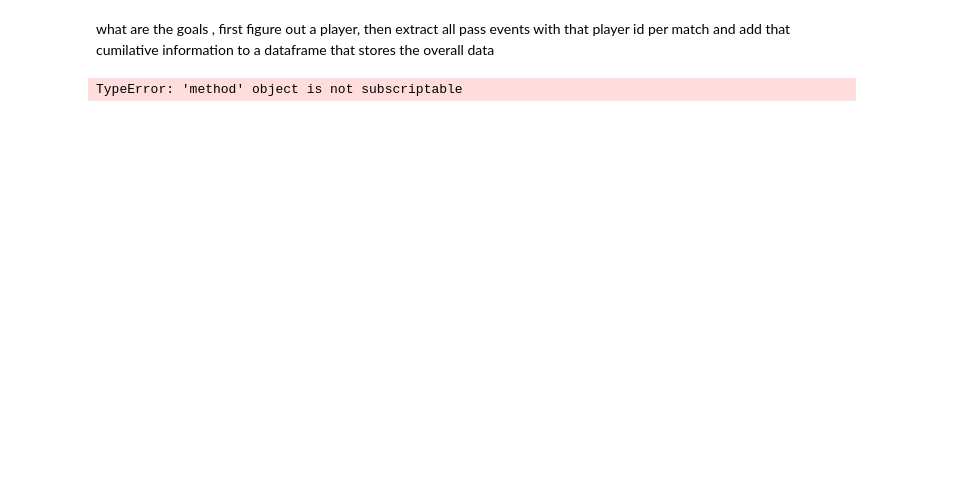
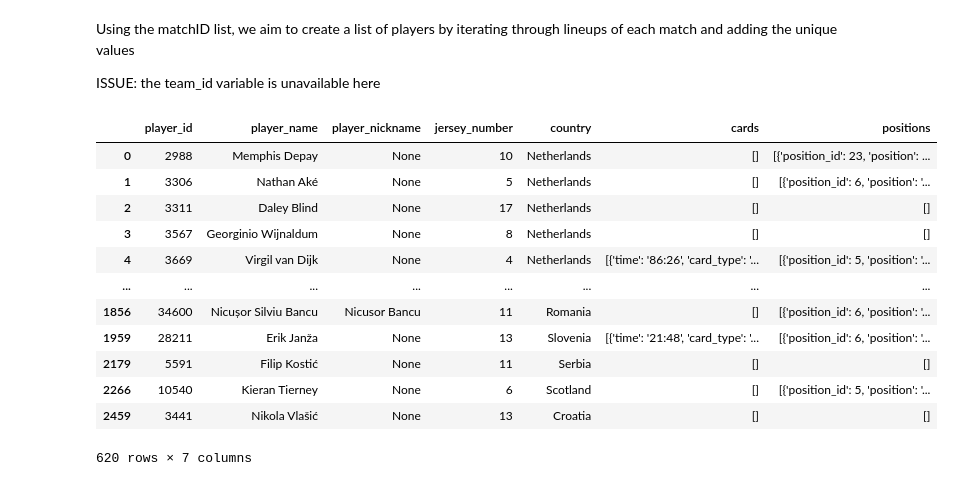
Before and after one commit to angqd/FootballVisualisations, a Jupyter notebook: tournament_prog_pass.ipynb, the cells around one changed output. Saved outputs shown, nothing was run; the diff lists cells and outputs as text; code cells hidden in the pictures; blank space fills up the shorter version.

```diff
--- a/tournament_prog_pass.ipynb
+++ b/tournament_prog_pass.ipynb
@@ -18,13 +33,27 @@ ConnectionError: HTTPSConnectionPool(host='raw.githubusercontent.com', port=443)
-# %% [markdown]
-what are the goals , first figure out a player, then extract all pass events with that player id per match and add that cumilative information to a dataframe that stores the overall data
+# %% [markdown]
+Using the matchID list, we aim to create a list of players by iterating through lineups of each match and adding the unique values
+
+ISSUE: the team_id variable is unavailable here
 # %%
 master_lineup = pd.DataFrame()
 for i in range(0,50):
     lineup = sb.lineups(match_id_list[i])
     for team in lineup.values():
         team_df = pd.DataFrame(team)
         master_lineup = pd.concat([master_lineup,team_df],ignore_index=True)
 master_lineup = master_lineup.drop_duplicates(subset='player_id')
-master_lineup.head()
+master_lineup
 # %% [output]
+|  | player_id | player_name | player_nickname | jersey_number | country | cards | positions |
+| 0 | 2988 | Memphis Depay | None | 10 | Netherlands | [] | [{'position_id': 23, 'position': ... |
+| 1 | 3306 | Nathan Aké | None | 5 | Netherlands | [] | [{'position_id': 6, 'position': '... |
+| 2 | 3311 | Daley Blind | None | 17 | Netherlands | [] | [] |
+| 3 | 3567 | Georginio Wijnaldum | None | 8 | Netherlands | [] | [] |
+| 4 | 3669 | Virgil van Dijk | None | 4 | Netherlands | [{'time': '86:26', 'card_type': '... | [{'position_id': 5, 'position': '... |
+| ... | ... | ... | ... | ... | ... | ... | ... |
+| 1856 | 34600 | Nicușor Silviu Bancu | Nicusor Bancu | 11 | Romania | [] | [{'position_id': 6, 'position': '... |
+| 1959 | 28211 | Erik Janža | None | 13 | Slovenia | [{'time': '21:48', 'card_type': '... | [{'position_id': 6, 'position': '... |
+| 2179 | 5591 | Filip Kostić | None | 11 | Serbia | [] | [] |
+| 2266 | 10540 | Kieran Tierney | None | 6 | Scotland | [] | [{'position_id': 5, 'position': '... |
+| 2459 | 3441 | Nikola Vlašić | None | 13 | Croatia | [] | [] |
-TypeError: 'method' object is not subscriptable
+620 rows × 7 columns
```
Also changed, not shown: parts of 13 cells of this notebook, 5 other files.
